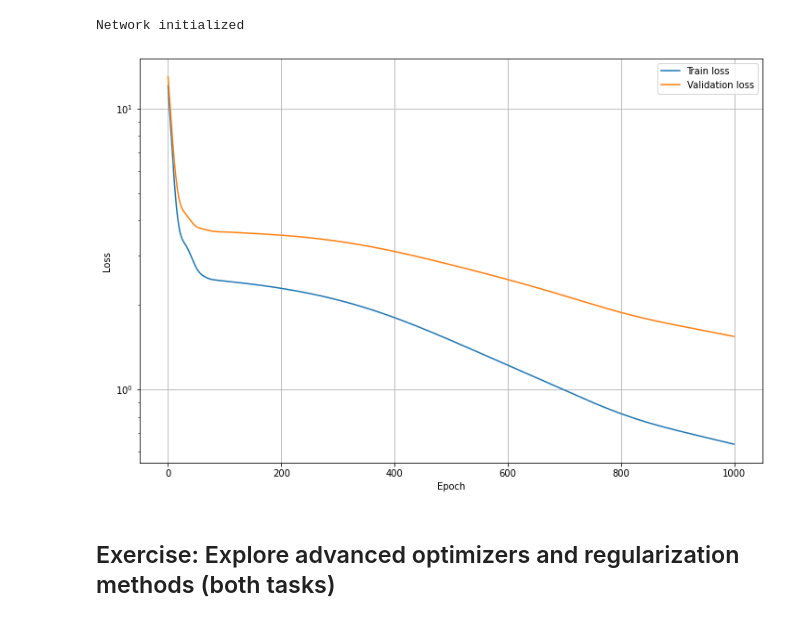
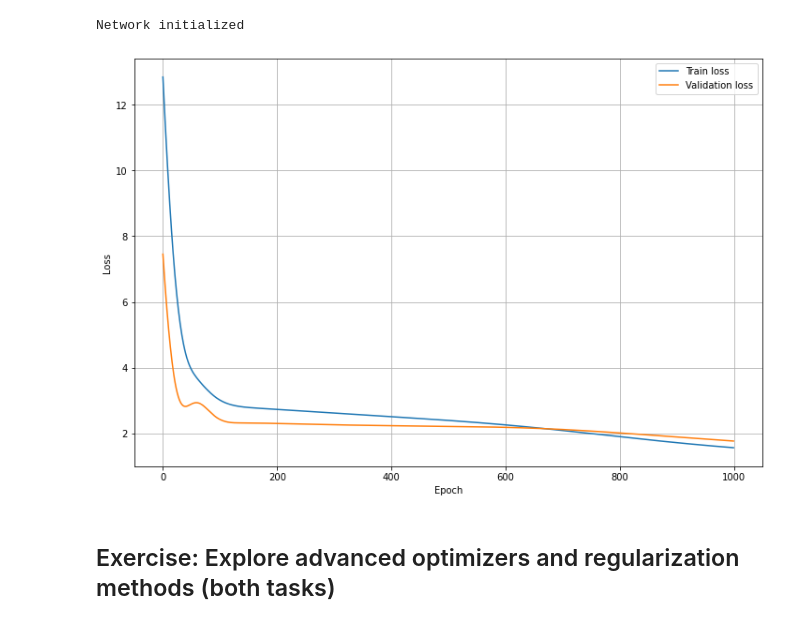
Before and after one commit to giorgettisabrina/NNDLclass, a Jupyter notebook: hw01_nndl/HW1_giorgettisabrina_Regression.ipynb, the cells around one changed output. Drawn from its saved outputs; the diff is of its cells as text; code cells hidden in the pictures.

```diff
--- a/hw01_nndl/HW1_giorgettisabrina_Regression.ipynb
+++ b/hw01_nndl/HW1_giorgettisabrina_Regression.ipynb
@@ -259,8 +259,8 @@ Training device: cpu
 # Initialize the network
 torch.manual_seed(0)
 Ni = 1
-Nh1 = 128
-Nh2 = 128
+Nh1 = 64
+Nh2 = 64
 No = 1
 net = Net(Ni, Nh1, Nh2, No)
 net.to(device)
@@ -345,15 +345,16 @@ for epoch_num in range(num_epochs):
 # %%
 # Plot losses
 plt.figure(figsize=(12,8))
-plt.semilogy(train_loss_log, label='Train loss')
-plt.semilogy(val_loss_log, label='Validation loss')
+#plt.semilogy
+plt.plot(train_loss_log, label='Train loss')
+plt.plot(val_loss_log, label='Validation loss')
 plt.xlabel('Epoch')
 plt.ylabel('Loss')
 plt.grid()
 plt.legend()
 plt.show()
 # %% [output]
-[figure, old version]
+[figure, new version]
 # %% [markdown]
 ## Exercise: Explore advanced optimizers and regularization methods (both tasks)
 # %%
```
